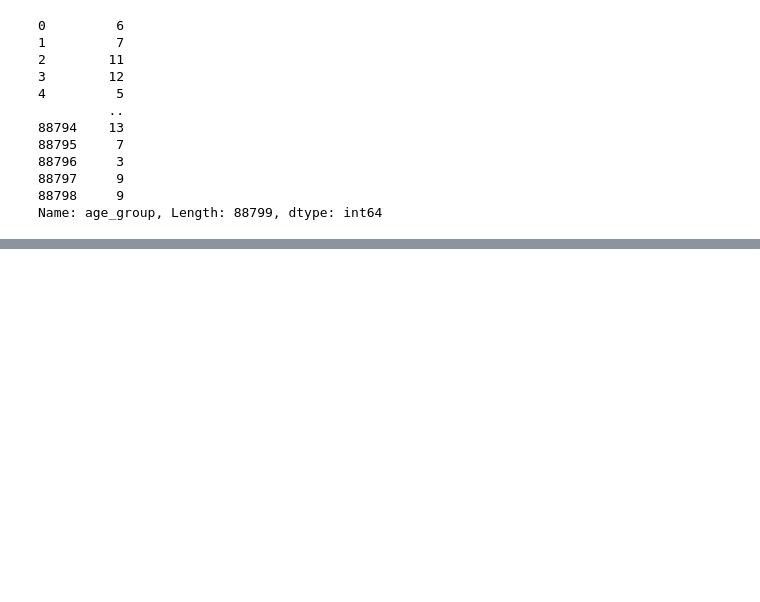
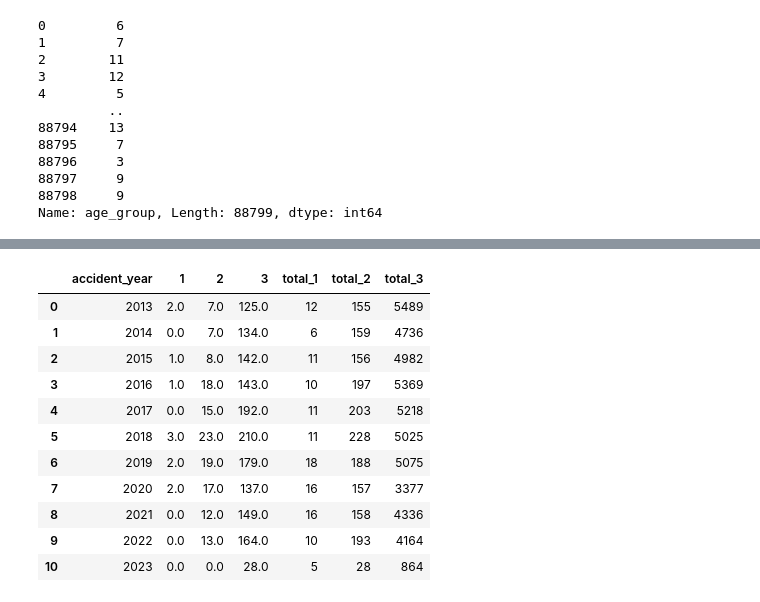
Before and after one commit to tryko/anyway, a Jupyter notebook: EDA_JER.ipynb, the cells around one changed output, grey strips where cells are left out. Saved outputs shown, nothing was run; the diff lists cells and outputs as text; code cells hidden in the pictures; blank space fills up the shorter version.

```diff
--- a/EDA_JER.ipynb
+++ b/EDA_JER.ipynb
@@ -321,0 +332,5 @@ fig.show()
+# %%
+imh_jr_injuries = imh_jr[imh_jr.injury_severity != 0]
+imh_jr_injuries = imh_jr_injuries.groupby(['accident_year', 'injury_severity']).count().reset_index()[['accident_year',	'injury_severity',	'accident_id']]
+
+imh_jr_injuries
@@ -322,3 +376,34 @@ fig.show()
+# %%
+# Filter imh_jr_injuries for each injury severity and keep only the first accident_id
+injury_1_df = imh_jr_injuries[imh_jr_injuries['injury_severity'] == 1].groupby('accident_year')['accident_id'].first().reset_index()
+injury_2_df = imh_jr_injuries[imh_jr_injuries['injury_severity'] == 2].groupby('accident_year')['accident_id'].first().reset_index()
+injury_3_df = imh_jr_injuries[imh_jr_injuries['injury_severity'] == 3].groupby('accident_year')['accident_id'].first().reset_index()
+
+# Merge these DataFrames with m_v_gb_year_injury on accident_year
+m_v_gb_year_injury_ = m_v_gb_year_injury.merge(injury_1_df, on='accident_year', how='left', suffixes=('', '_1'))
+m_v_gb_year_injury_ = m_v_gb_year_injury_.merge(injury_2_df, on='accident_year', how='left', suffixes=('', '_2'))
+m_v_gb_year_injury_ = m_v_gb_year_injury_.merge(injury_3_df, on='accident_year', how='left', suffixes=('', '_3'))
+
+# Rename columns for clarity
+m_v_gb_year_injury_.rename(columns={'accident_id': 'total_1', 'accident_id_2': 'total_2', 'accident_id_3': 'total_3'}, inplace=True)
+
+# Fill NaN values with 0 (or another default value if desired)
+m_v_gb_year_injury_.fillna(0, inplace=True)
+
+m_v_gb_year_injury_
+# %% [output]
+|  | accident_year | 1 | 2 | 3 | total_1 | total_2 | total_3 |
+| 0 | 2013 | 2.0 | 7.0 | 125.0 | 12 | 155 | 5489 |
+| 1 | 2014 | 0.0 | 7.0 | 134.0 | 6 | 159 | 4736 |
+| 2 | 2015 | 1.0 | 8.0 | 142.0 | 11 | 156 | 4982 |
+| 3 | 2016 | 1.0 | 18.0 | 143.0 | 10 | 197 | 5369 |
+| 4 | 2017 | 0.0 | 15.0 | 192.0 | 11 | 203 | 5218 |
+| 5 | 2018 | 3.0 | 23.0 | 210.0 | 11 | 228 | 5025 |
+| 6 | 2019 | 2.0 | 19.0 | 179.0 | 18 | 188 | 5075 |
+| 7 | 2020 | 2.0 | 17.0 | 137.0 | 16 | 157 | 3377 |
+| 8 | 2021 | 0.0 | 12.0 | 149.0 | 16 | 158 | 4336 |
+| 9 | 2022 | 0.0 | 13.0 | 164.0 | 10 | 193 | 4164 |
+| 10 | 2023 | 0.0 | 0.0 | 28.0 | 5 | 28 | 864 |
 # %%
 # Code to show severity by year micro vehicle and severity
 
```
Also changed, not shown: parts of 11 cells of this notebook.
